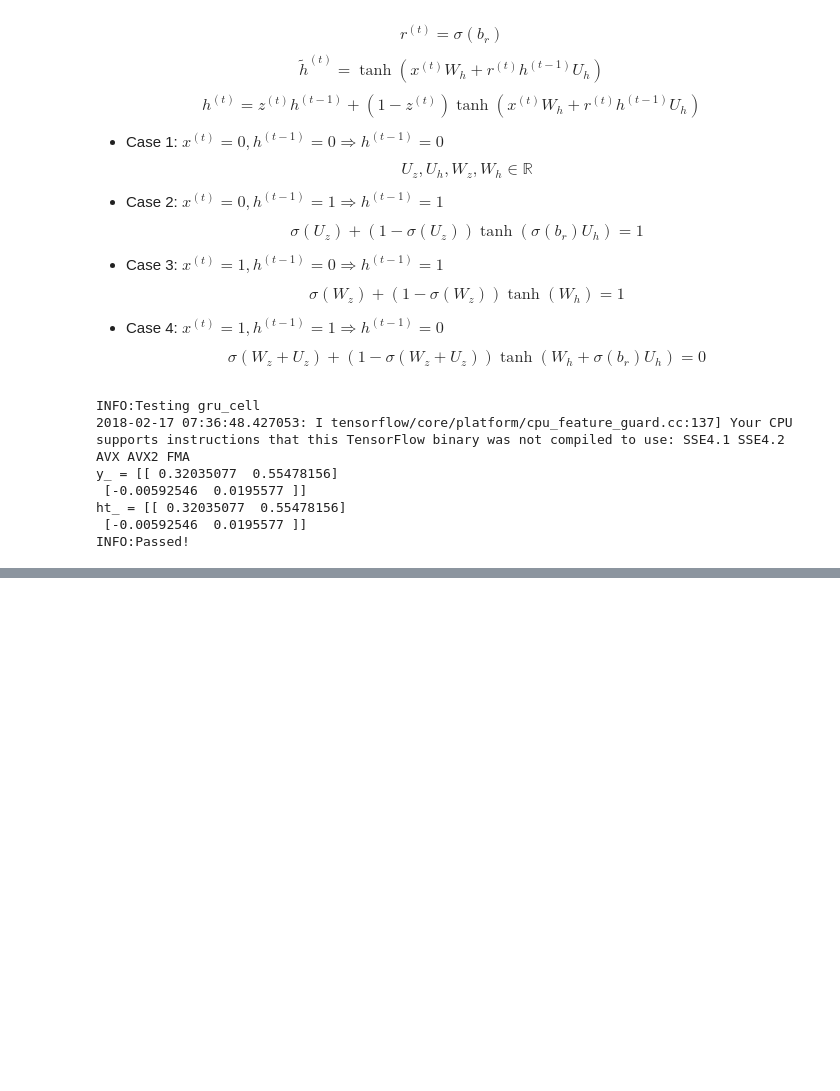
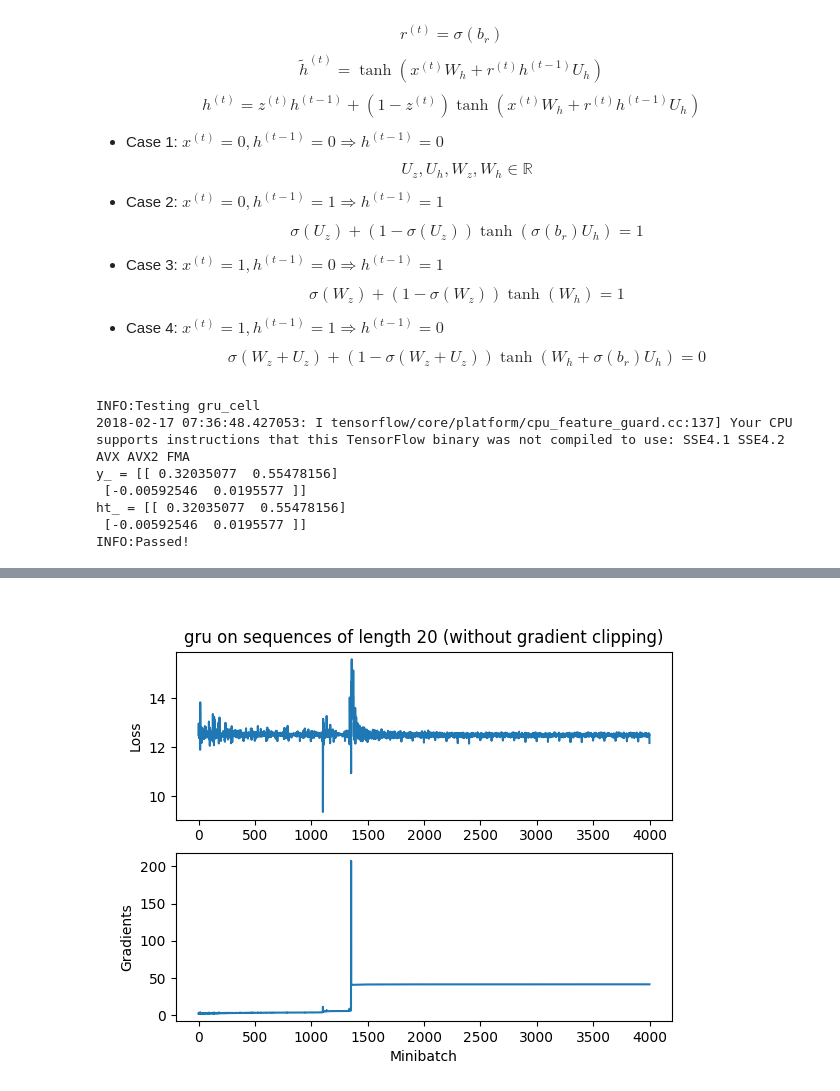
Before and after one commit to kesamet/CS224n, a Jupyter notebook: assignment3/mySols.ipynb, the cells around one changed output, grey strips where cells are left out. Cells and saved outputs as stored; diff of their text form; code cells hidden in the pictures; blank space fills up the shorter version.

```diff
--- a/assignment3/mySols.ipynb
+++ b/assignment3/mySols.ipynb
@@ -226,2 +296,6 @@ INFO:Epoch 40 out of 40
+# %%
+Image('q3-noclip-gru.png')
+# %% [output]
+[figure, added]
 # %%
 !python q2_rnn.py train -c gru #4h on CPU
```
Also changed, not shown: parts of 10 cells of this notebook, 18 other files.
